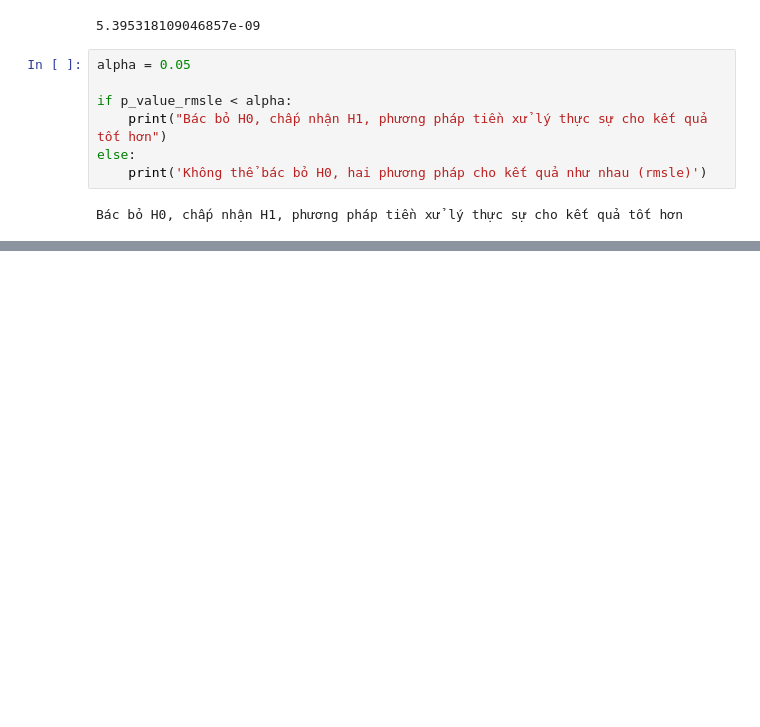
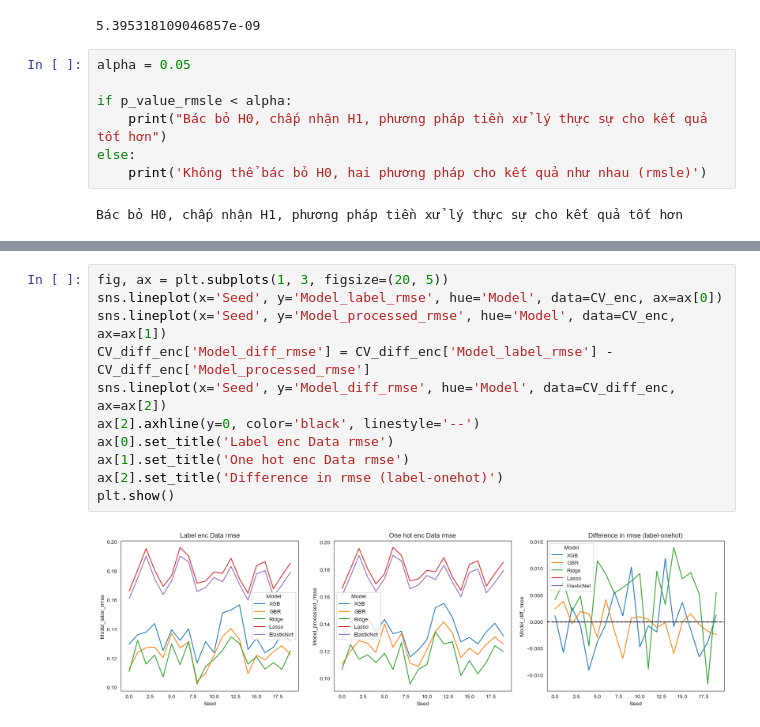
Before and after one commit to lamisgosu11/House-price-predictor, a Jupyter notebook: model-compare.ipynb, the cells around one changed output, grey strips where cells are left out. Saved outputs shown, nothing was run; the diff lists cells and outputs as text; blank space fills up the shorter version.

```diff
--- a/model-compare.ipynb
+++ b/model-compare.ipynb
@@ -937,0 +1043,13 @@ Tương tự, Ridge cũng cho kết quả tốt nhất (trên thước đo là R
+# %%
+fig, ax = plt.subplots(1, 3, figsize=(20, 5))
+sns.lineplot(x='Seed', y='Model_label_rmse', hue='Model', data=CV_enc, ax=ax[0])
+sns.lineplot(x='Seed', y='Model_processed_rmse', hue='Model', data=CV_enc, ax=ax[1])
+CV_diff_enc['Model_diff_rmse'] = CV_diff_enc['Model_label_rmse'] - CV_diff_enc['Model_processed_rmse']
+sns.lineplot(x='Seed', y='Model_diff_rmse', hue='Model', data=CV_diff_enc, ax=ax[2])
+ax[2].axhline(y=0, color='black', linestyle='--')
+ax[0].set_title('Label enc Data rmse')
+ax[1].set_title('One hot enc Data rmse')
+ax[2].set_title('Difference in rmse (label-onehot)')
+plt.show()
+# %% [output]
+[figure, added]
```
Also changed, not shown: parts of 87 cells of this notebook.
